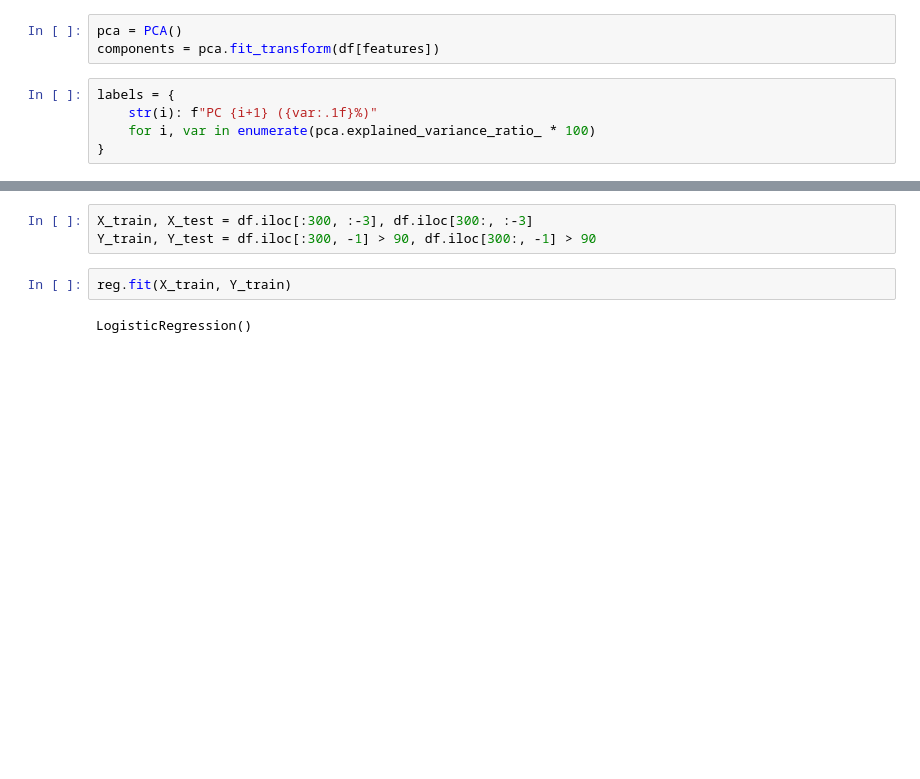
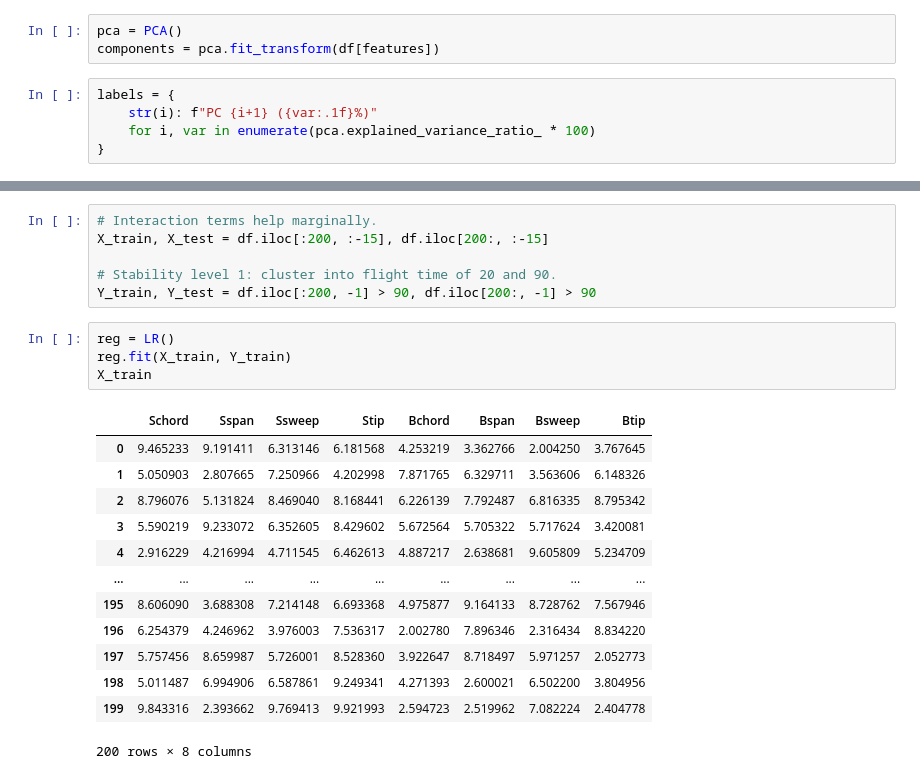
Before and after one commit to alex-t-hu/rocket, a Jupyter notebook: stability.ipynb, the cells around one changed output, grey strips where cells are left out. Drawn from its saved outputs; the diff is of its cells as text; blank space fills up the shorter version.

```diff
--- a/stability.ipynb
+++ b/stability.ipynb
@@ -137,12 +160,29 @@ fig.show()
 iteritems is deprecated and will be removed in a future version. Use .items instead.
 [interactive output not drawn]
 # %%
-X_train, X_test = df.iloc[:300, :-3], df.iloc[300:, :-3]
-Y_train, Y_test = df.iloc[:300, -1] > 90, df.iloc[300:, -1] > 90
+# Interaction terms help marginally.
+X_train, X_test = df.iloc[:200, :-15], df.iloc[200:, :-15]
+
+# Stability level 1: cluster into flight time of 20 and 90.
+Y_train, Y_test = df.iloc[:200, -1] > 90, df.iloc[200:, -1] > 90
 # %%
+reg = LR()
 reg.fit(X_train, Y_train)
+X_train
 # %% [output]
+|  | Schord | Sspan | Ssweep | Stip | Bchord | Bspan | Bsweep | Btip |
+| 0 | 9.465233 | 9.191411 | 6.313146 | 6.181568 | 4.253219 | 3.362766 | 2.004250 | 3.767645 |
+| 1 | 5.050903 | 2.807665 | 7.250966 | 4.202998 | 7.871765 | 6.329711 | 3.563606 | 6.148326 |
+| 2 | 8.796076 | 5.131824 | 8.469040 | 8.168441 | 6.226139 | 7.792487 | 6.816335 | 8.795342 |
+| 3 | 5.590219 | 9.233072 | 6.352605 | 8.429602 | 5.672564 | 5.705322 | 5.717624 | 3.420081 |
+| 4 | 2.916229 | 4.216994 | 4.711545 | 6.462613 | 4.887217 | 2.638681 | 9.605809 | 5.234709 |
+| ... | ... | ... | ... | ... | ... | ... | ... | ... |
+| 195 | 8.606090 | 3.688308 | 7.214148 | 6.693368 | 4.975877 | 9.164133 | 8.728762 | 7.567946 |
+| 196 | 6.254379 | 4.246962 | 3.976003 | 7.536317 | 2.002780 | 7.896346 | 2.316434 | 8.834220 |
+| 197 | 5.757456 | 8.659987 | 5.726001 | 8.528360 | 3.922647 | 8.718497 | 5.971257 | 2.052773 |
+| 198 | 5.011487 | 6.994906 | 6.587861 | 9.249341 | 4.271393 | 2.600021 | 6.502200 | 3.804956 |
+| 199 | 9.843316 | 2.393662 | 9.769413 | 9.921993 | 2.594723 | 2.519962 | 7.082224 | 2.404778 |
-LogisticRegression()
+200 rows × 8 columns
 # %%
 sum(reg.predict(X_test) == Y_test)
 # %% [output]
```
Also changed, not shown: parts of 29 cells of this notebook.
